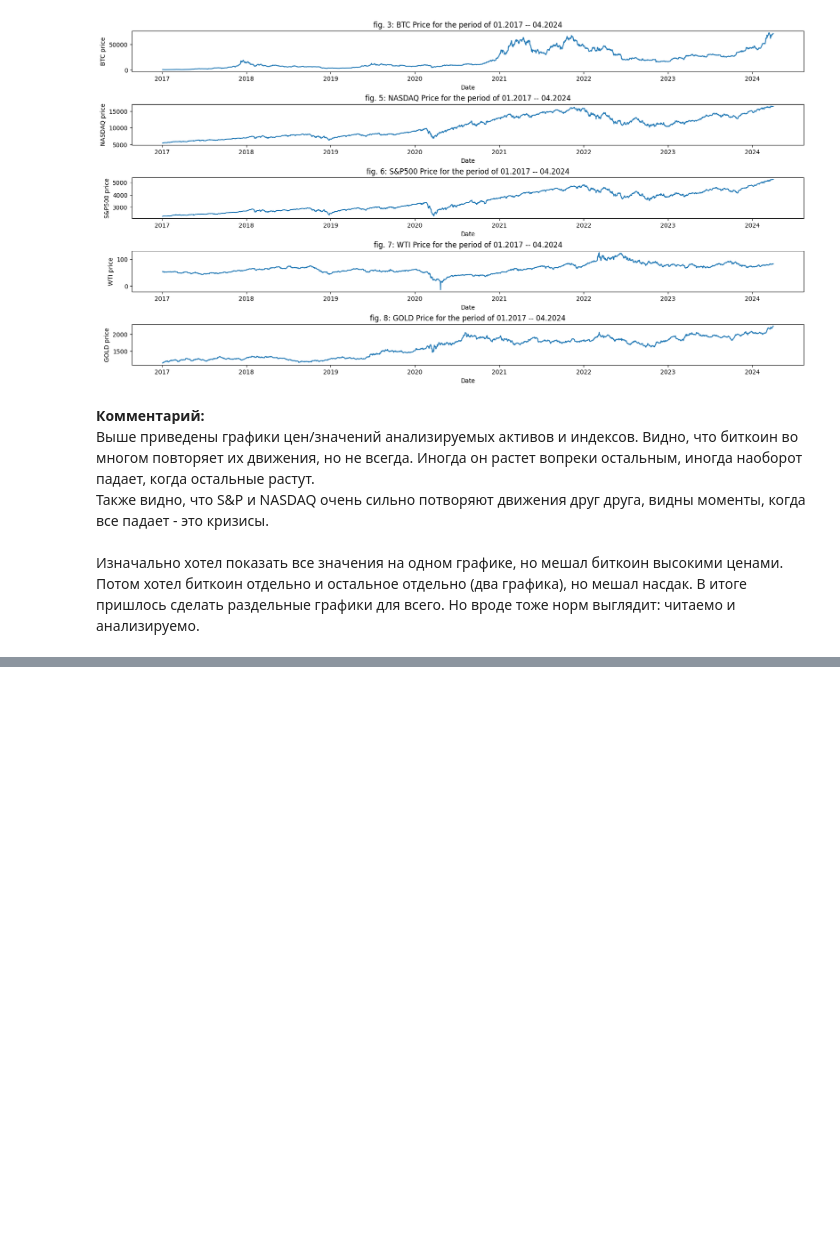
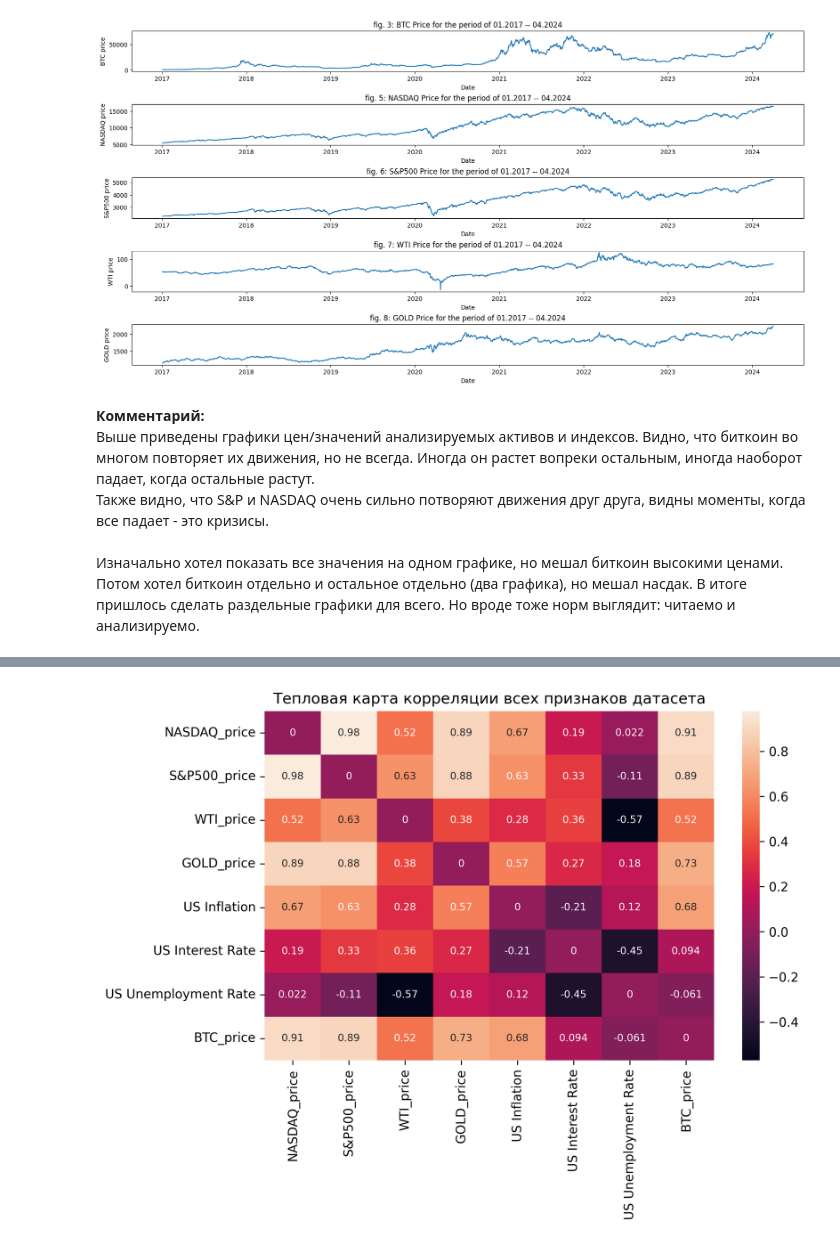
Before and after one commit to AntkhnDmtr/Andan_Project_Bitcoin, a Jupyter notebook: Проект_по_Андану.ipynb, the cells around one changed output, grey strips where cells are left out. Saved outputs shown, nothing was run; the diff lists cells and outputs as text; code cells hidden in the pictures; blank space fills up the shorter version.

```diff
--- a/Проект_по_Андану.ipynb
+++ b/Проект_по_Андану.ipynb
@@ -811,0 +814,3 @@ for i, j, k in zip(['BTC_price', 'NASDAQ_price', 'S&P500_price', 'WTI_price', 'G
+# %%
+correlation = df.corr(numeric_only=True)
+correlation
@@ -811,0 +827,9 @@ for i, j, k in zip(['BTC_price', 'NASDAQ_price', 'S&P500_price', 'WTI_price', 'G
+# %%
+corr_graph = correlation - np.eye(correlation.shape[0]) #Здесь я убираю корреляции признаков самих с собой
+
+plt.figure(figsize=(8, 5), dpi=300)
+
+plt.title('Тепловая карта корреляции всех признаков датасета')
+sns.heatmap(corr_graph, annot=True, annot_kws={'size': 8});
+# %% [output]
+[figure, added]
```
Also changed, not shown: parts of 15 cells of this notebook.
